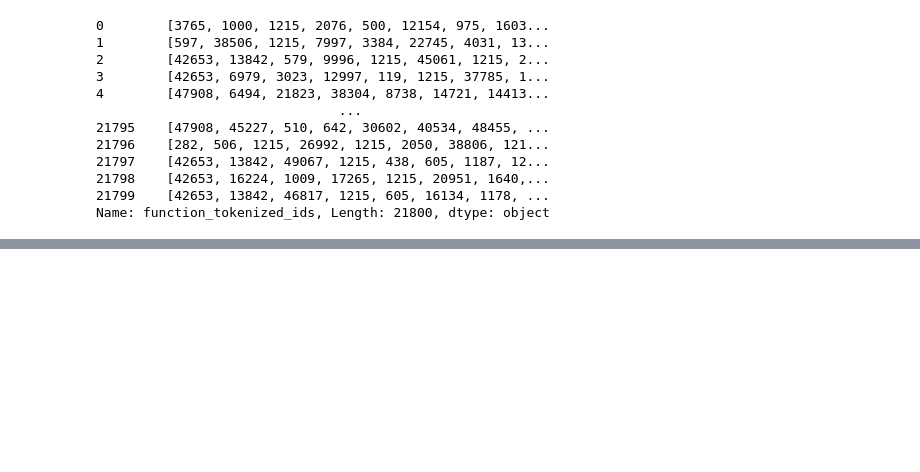
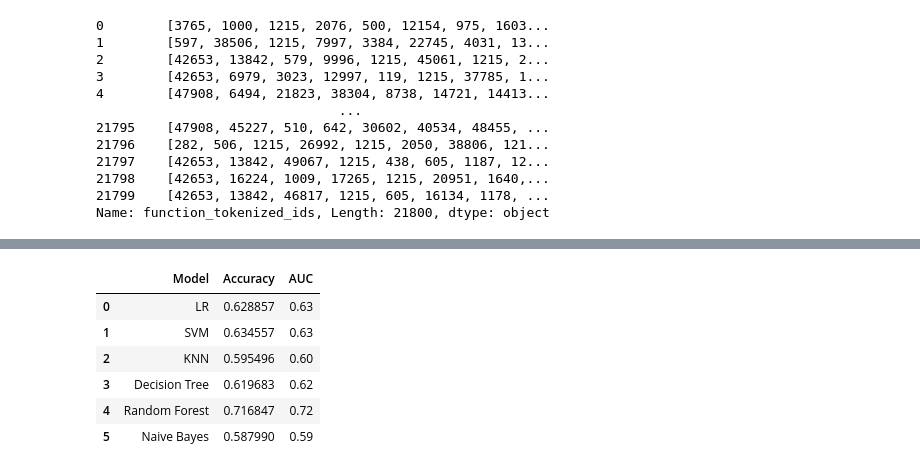
Before and after one commit to elhoferson/ct-se-ase-project, a Jupyter notebook: source/DataProcessing.ipynb, the cells around one changed output, grey strips where cells are left out. Drawn from its saved outputs; the diff is of its cells as text; code cells hidden in the pictures; blank space fills up the shorter version.

```diff
--- a/source/DataProcessing.ipynb
+++ b/source/DataProcessing.ipynb
@@ -189,0 +388,11 @@ See the caveats in the documentation: https://pandas.pydata.org/pandas-docs/stab
+# %%
+result_df = pd.DataFrame({'Model': model_list, 'Accuracy': acc_list, 'AUC': auc_list})
+result_df
+# %% [output]
+|  | Model | Accuracy | AUC |
+| 0 | LR | 0.628857 | 0.63 |
+| 1 | SVM | 0.634557 | 0.63 |
+| 2 | KNN | 0.595496 | 0.60 |
+| 3 | Decision Tree | 0.619683 | 0.62 |
+| 4 | Random Forest | 0.716847 | 0.72 |
+| 5 | Naive Bayes | 0.587990 | 0.59 |
```
Also changed, not shown: parts of 33 cells of this notebook.
